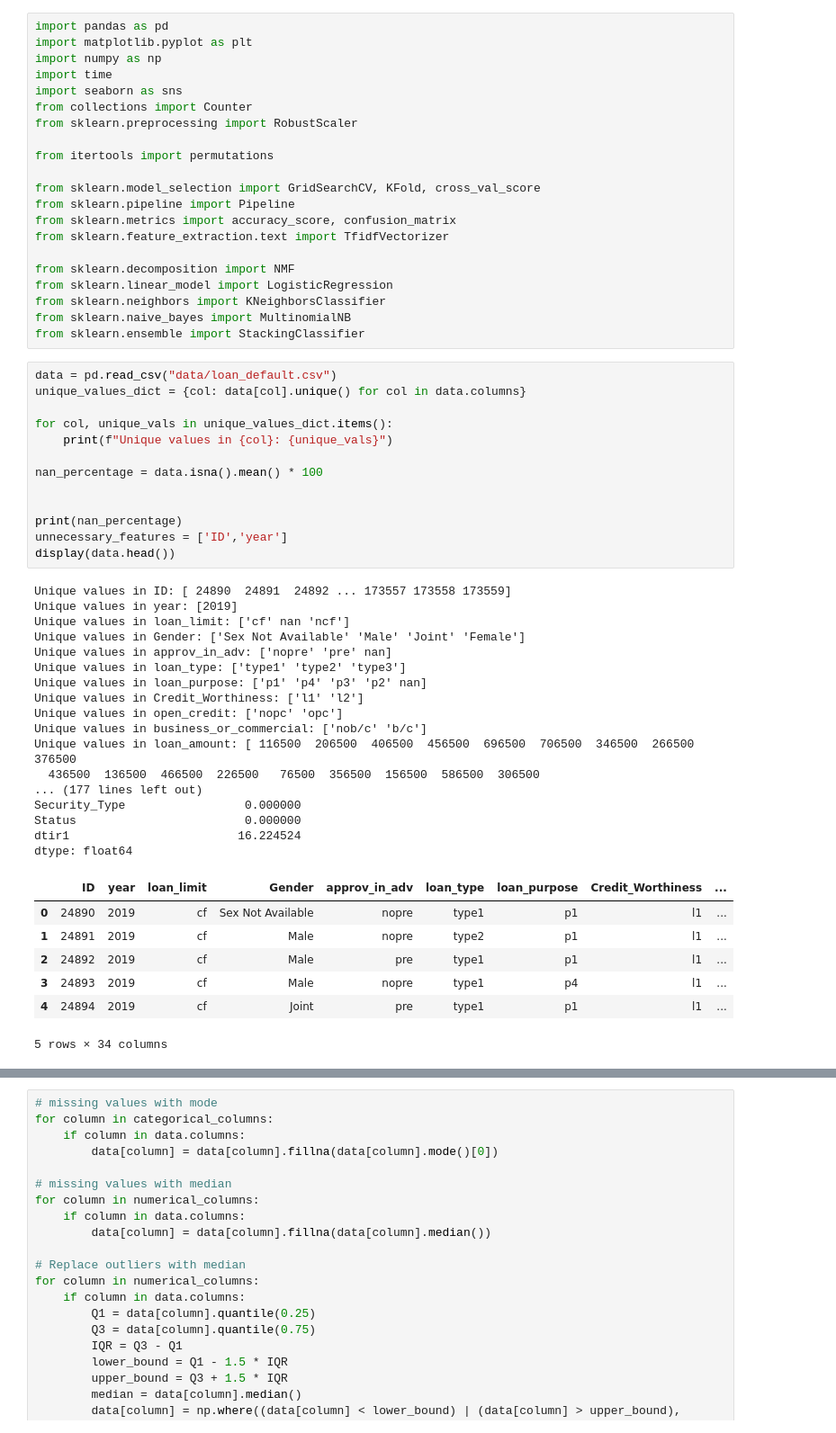
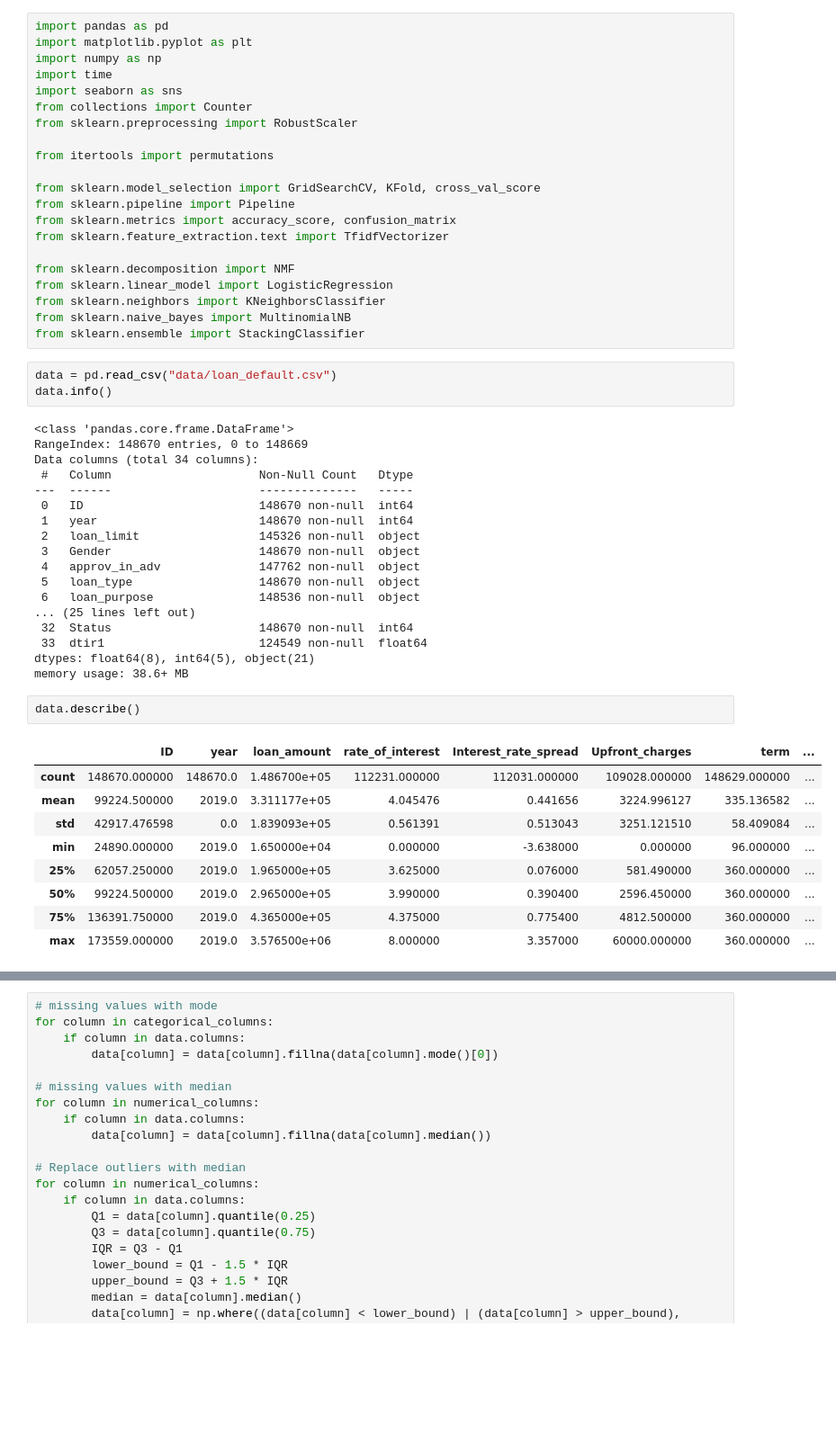
Before and after one commit to kaizenx/csca5632-week5, a Jupyter notebook: unsupervisedfinalproject.ipynb, the cells around one changed output, grey strips where cells are left out. Shown: that part at 90% size. Drawn from its saved outputs; the diff is of its cells as text; blank space fills up the shorter version.

```diff
--- a/unsupervisedfinalproject.ipynb
+++ b/unsupervisedfinalproject.ipynb
@@ -23,39 +23,34 @@ from sklearn.naive_bayes import MultinomialNB
 from sklearn.ensemble import StackingClassifier
 # %%
 data = pd.read_csv("data/loan_default.csv")
-unique_values_dict = {col: data[col].unique() for col in data.columns}
-
-for col, unique_vals in unique_values_dict.items():
-    print(f"Unique values in {col}: {unique_vals}")
-
-nan_percentage = data.isna().mean() * 100
-
-
-print(nan_percentage)
-unnecessary_features = ['ID','year']
-display(data.head())
+data.info()
 # %% [output]
-Unique values in ID: [ 24890  24891  24892 ... 173557 173558 173559]
-Unique values in year: [2019]
-Unique values in loan_limit: ['cf' nan 'ncf']
-Unique values in Gender: ['Sex Not Available' 'Male' 'Joint' 'Female']
-Unique values in approv_in_adv: ['nopre' 'pre' nan]
-Unique values in loan_type: ['type1' 'type2' 'type3']
-Unique values in loan_purpose: ['p1' 'p4' 'p3' 'p2' nan]
-Unique values in Credit_Worthiness: ['l1' 'l2']
-Unique values in open_credit: ['nopc' 'opc']
-Unique values in business_or_commercial: ['nob/c' 'b/c']
-Unique values in loan_amount: [ 116500  206500  406500  456500  696500  706500  346500  266500  376500
-  436500  136500  466500  226500   76500  356500  156500  586500  306500
-... (177 lines left out)
-Security_Type                 0.000000
-Status                        0.000000
-dtir1                        16.224524
-dtype: float64
+<class 'pandas.core.frame.DataFrame'>
+RangeIndex: 148670 entries, 0 to 148669
+Data columns (total 34 columns):
+ #   Column                     Non-Null Count   Dtype
+---  ------                     --------------   -----
+ 0   ID                         148670 non-null  int64
+ 1   year                       148670 non-null  int64
+ 2   loan_limit                 145326 non-null  object
+ 3   Gender                     148670 non-null  object
+ 4   approv_in_adv              147762 non-null  object
+ 5   loan_type                  148670 non-null  object
+ 6   loan_purpose               148536 non-null  object
+... (25 lines left out)
+ 32  Status                     148670 non-null  int64
+ 33  dtir1                      124549 non-null  float64
+dtypes: float64(8), int64(5), object(21)
+memory usage: 38.6+ MB
-|  | ID | year | loan_limit | Gender | approv_in_adv | loan_type | loan_purpose | Credit_Worthiness | ... |
-| 0 | 24890 | 2019 | cf | Sex Not Available | nopre | type1 | p1 | l1 | ... |
-| 1 | 24891 | 2019 | cf | Male | nopre | type2 | p1 | l1 | ... |
-| 2 | 24892 | 2019 | cf | Male | pre | type1 | p1 | l1 | ... |
-| 3 | 24893 | 2019 | cf | Male | nopre | type1 | p4 | l1 | ... |
-| 4 | 24894 | 2019 | cf | Joint | pre | type1 | p1 | l1 | ... |
-5 rows × 34 columns
+# %%
+data.describe()
+# %% [output]
+|  | ID | year | loan_amount | rate_of_interest | Interest_rate_spread | Upfront_charges | term | ... |
+| count | 148670.000000 | 148670.0 | 1.486700e+05 | 112231.000000 | 112031.000000 | 109028.000000 | 148629.000000 | ... |
+| mean | 99224.500000 | 2019.0 | 3.311177e+05 | 4.045476 | 0.441656 | 3224.996127 | 335.136582 | ... |
+| std | 42917.476598 | 0.0 | 1.839093e+05 | 0.561391 | 0.513043 | 3251.121510 | 58.409084 | ... |
+| min | 24890.000000 | 2019.0 | 1.650000e+04 | 0.000000 | -3.638000 | 0.000000 | 96.000000 | ... |
+| 25% | 62057.250000 | 2019.0 | 1.965000e+05 | 3.625000 | 0.076000 | 581.490000 | 360.000000 | ... |
+| 50% | 99224.500000 | 2019.0 | 2.965000e+05 | 3.990000 | 0.390400 | 2596.450000 | 360.000000 | ... |
+| 75% | 136391.750000 | 2019.0 | 4.365000e+05 | 4.375000 | 0.775400 | 4812.500000 | 360.000000 | ... |
+| max | 173559.000000 | 2019.0 | 3.576500e+06 | 8.000000 | 3.357000 | 60000.000000 | 360.000000 | ... |
```
Also changed, not shown: parts of 11 cells of this notebook, 1 other file.
